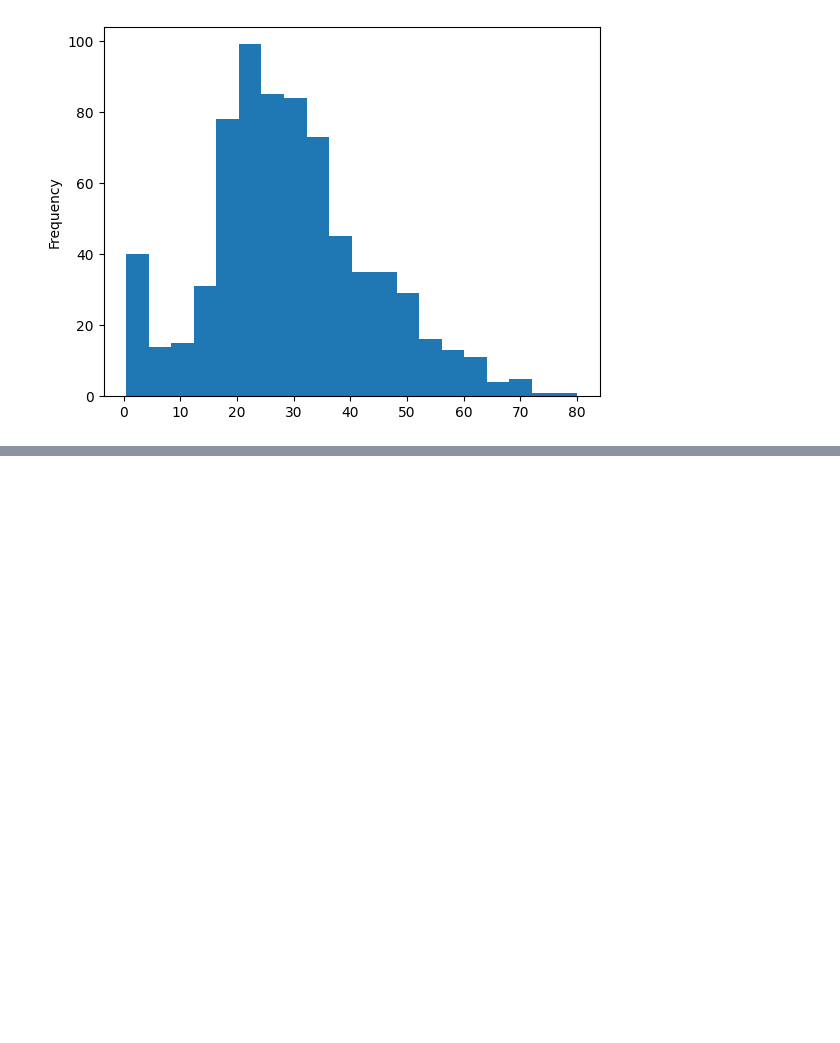
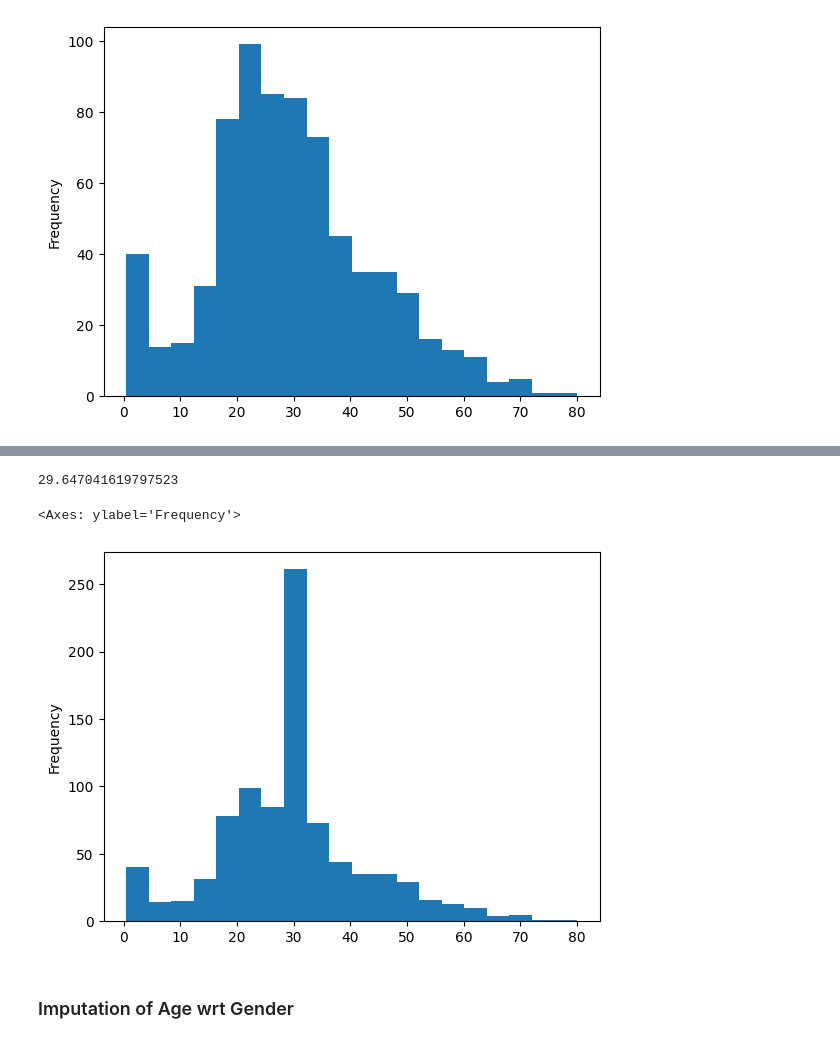
Before and after one commit to GaneshPokharel-tech/datascience, a Jupyter notebook: pandas/Data_Manupulation.ipynb, the cells around one changed output, grey strips where cells are left out. Cells and saved outputs as stored; diff of their text form; code cells hidden in the pictures; blank space fills up the shorter version.

```diff
--- a/pandas/Data_Manupulation.ipynb
+++ b/pandas/Data_Manupulation.ipynb
@@ -170,3 +170,6 @@ titanic_df.Age.plot(kind = "hist", bins = 20)
 29.70331932773109
 <Axes: ylabel='Frequency'>
 [figure]
+# %%
+mean_age= round(df_filter_1.Age.mean(),2)
+mean_age
@@ -172,0 +178,4 @@ titanic_df.Age.plot(kind = "hist", bins = 20)
+# %%
+# BackFill and ForwardFill and custom value
+df_filter_2 = df_filter_1.copy()
+df_filter_2.Age = df_filter_1["Age"].fillna(value = mean_age,inplace=False)
@@ -172,0 +199,9 @@ titanic_df.Age.plot(kind = "hist", bins = 20)
+# %%
+print(df_filter_2.Age.mean())
+df_filter_2.Age.plot(kind = "hist", bins = 20)
+# %% [output]
+29.647041619797523
+<Axes: ylabel='Frequency'>
+[figure, added]
+# %% [markdown]
+### Imputation of Age wrt Gender
```
Also changed, not shown: parts of 31 cells of this notebook.
